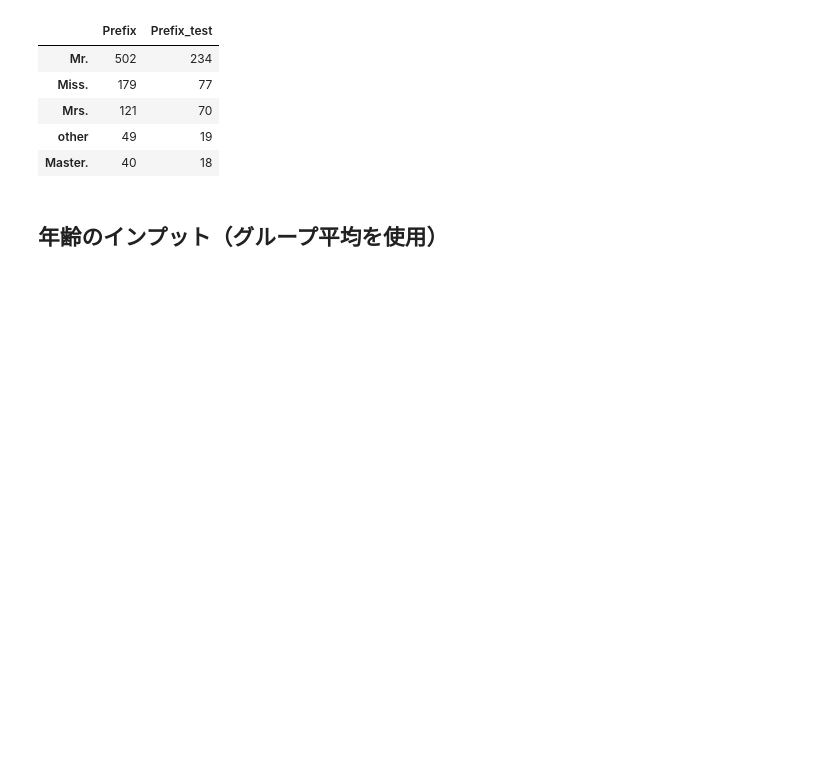
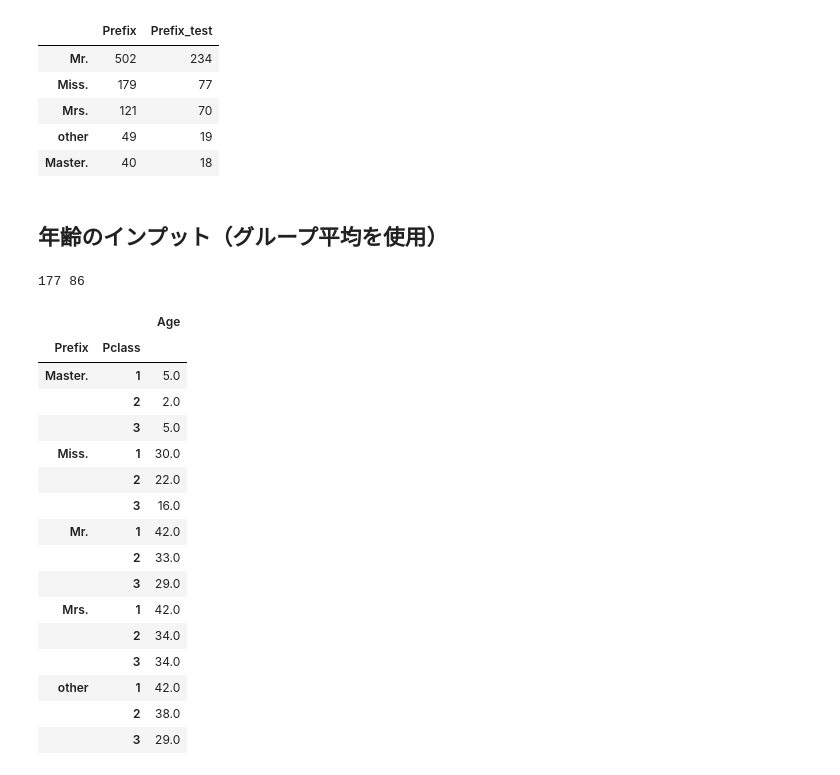
Before and after one commit to gussan-me/titanic_kaggle_practice, a Jupyter notebook: Desktop/ポートフォリオ用/titanic.ipynb, the cells around one changed output. Cells and saved outputs as stored; diff of their text form; code cells hidden in the pictures; blank space fills up the shorter version.

```diff
--- a/Desktop/ポートフォリオ用/titanic.ipynb
+++ b/Desktop/ポートフォリオ用/titanic.ipynb
@@ -316,3 +311,32 @@ df
 | Master. | 40 | 18 |
 # %% [markdown]
 ## 年齢のインプット（グループ平均を使用）
+# %%
+# Ageが欠損しているカラムの真偽値をnull_index変数に格納する。
+null_index = X.Age.isnull()
+# Ageが欠損しているカラムの真偽値をnull_index_test変数に格納する。
+null_index_test = X_test.Age.isnull()
+print(null_index.sum(), null_index_test.sum())
+# %% [output]
+177 86
+# %%
+avg_ages = X.groupby(['Prefix', 'Pclass']).Age.mean().round()
+pd.DataFrame(avg_ages)
+# %% [output]
+|  |  | Age |
+| Prefix | Pclass |  |
+| Master. | 1 | 5.0 |
+|  | 2 | 2.0 |
+|  | 3 | 5.0 |
+| Miss. | 1 | 30.0 |
+|  | 2 | 22.0 |
+|  | 3 | 16.0 |
+| Mr. | 1 | 42.0 |
+|  | 2 | 33.0 |
+|  | 3 | 29.0 |
+| Mrs. | 1 | 42.0 |
+|  | 2 | 34.0 |
+|  | 3 | 34.0 |
+| other | 1 | 42.0 |
+|  | 2 | 38.0 |
+|  | 3 | 29.0 |
```
Also changed, not shown: parts of 20 cells of this notebook.
